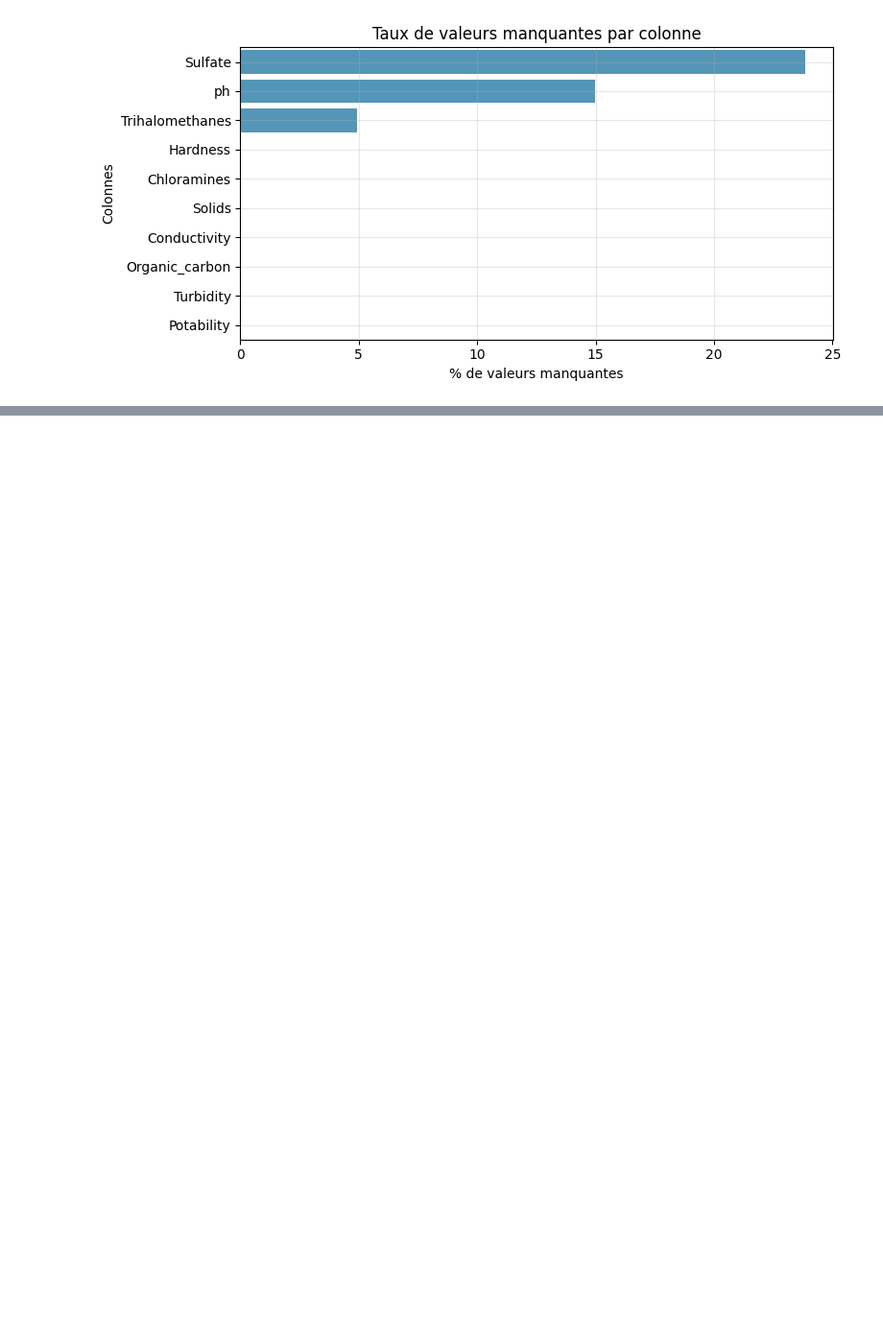
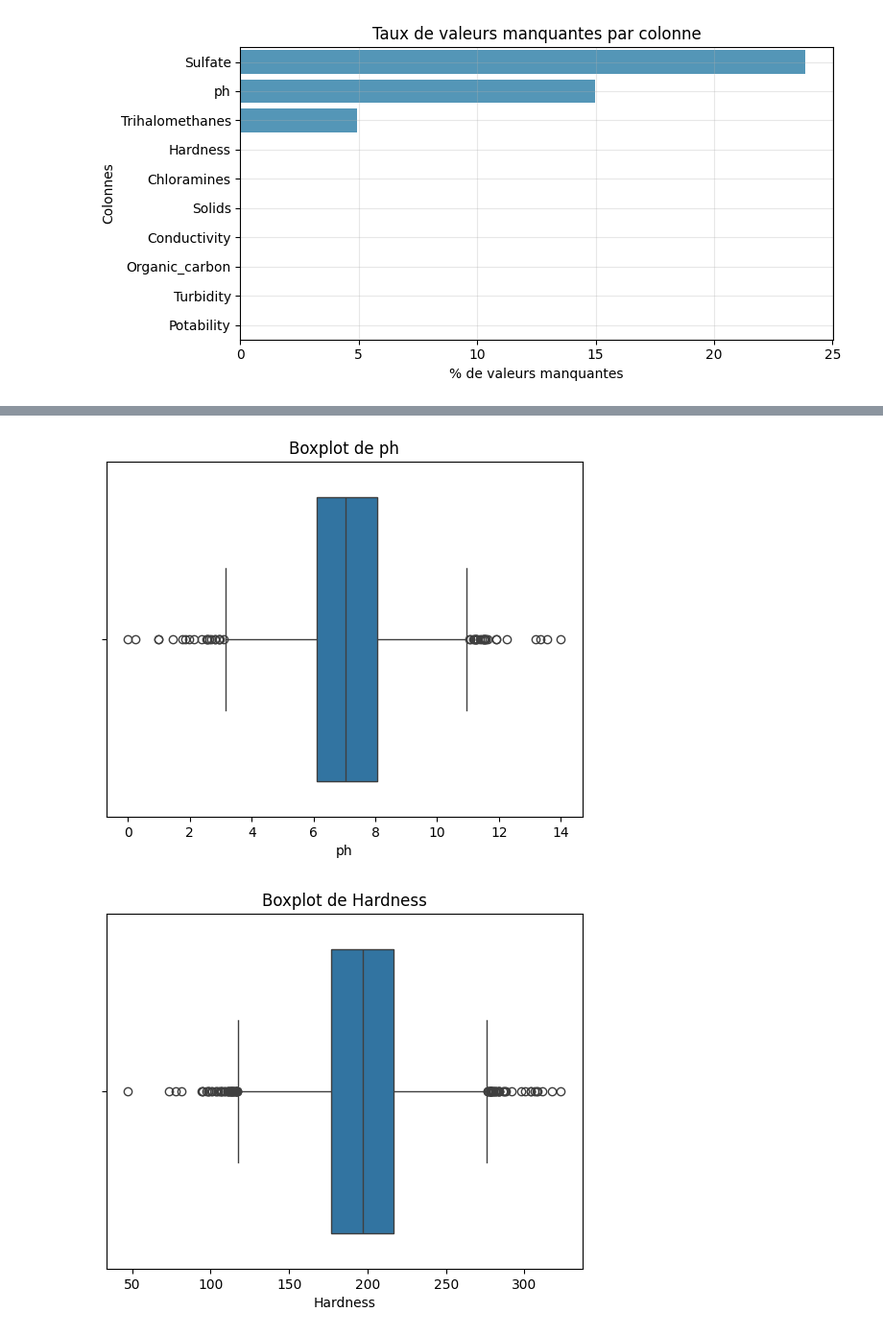
Before and after one commit to bruno-coulet/drink_safe, a Jupyter notebook: notebooks/eda.ipynb, the cells around one changed output, grey strips where cells are left out. Shown at 96% size. Drawn from its saved outputs; the diff is of its cells as text; code cells hidden in the pictures; blank space fills up the shorter version.

```diff
--- a/notebooks/eda.ipynb
+++ b/notebooks/eda.ipynb
@@ -56,4 +76,5 @@ memory usage: 256.1 KB
 # %%
 TARGET = "Potability"
+FEATURES = [col for col in df.columns if col != TARGET]
 # %%
 # 1. Chargement et Exploration Initiale (EDA)
@@ -108,0 +164,8 @@ MAE  : 0.42
+# %%
+for col in FEATURES:
+    boxplot = sns.boxplot(x=df[col])
+    plt.title(f"Boxplot de {col}")
+    plt.show()
+# %% [output]
+[figure, added]
+[figure, added]
```
Also changed, not shown: parts of 17 cells of this notebook, 4 other files.
